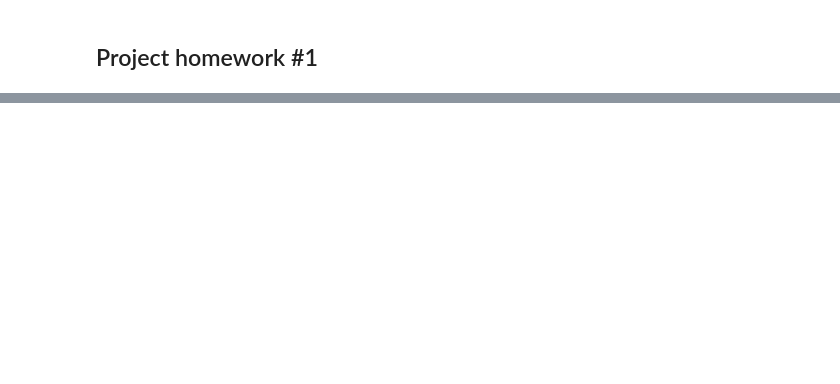
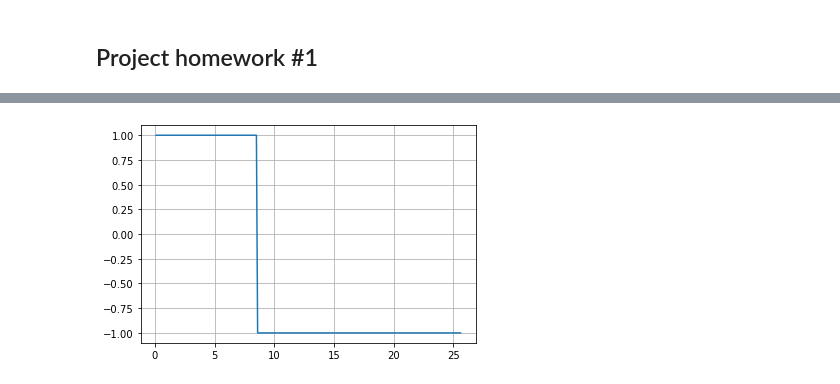
Before and after one commit to Joonsawon/UST_RandomData, a Jupyter notebook: Project homework.ipynb, the cells around one changed output, grey strips where cells are left out. Saved outputs shown, nothing was run; the diff lists cells and outputs as text; code cells hidden in the pictures; blank space fills up the shorter version.

```diff
--- a/Project homework.ipynb
+++ b/Project homework.ipynb
@@ -13,12 +8,15 @@ ModuleNotFoundError: No module named 'plotly.express'
 # %%
-N = 256
-dt = 0.1 #단위: s
+N = 256  # 샘플링 수
+dt = 0.1 # 샘플링 주기(간격)(단위: s)
+T = N*dt # 함수의 주기
+
+# 시간 배열 생성
 time = np.arange(1,N+1)*0.1
-T = N*dt
-a = np.ones(N)
-a[N//3:] = -np.ones(N-N//3)
+#한 주기의 시간 데이터를 배열에 담아 줍니다. 각각의 시간 값은 주기 함수 x의 값과 대응됩니다.
 
-fig = px.line(x = time, y =a, title ='사각파')
-#fig.update_xaxes(title ='Time / s').update_yaxes(title = 'Value')
-pyo.iplot(fig)
+# 함수 배열 생성
+x = np.ones(N) # 먼저 샘플링 수 만큼 1로만 가득 채운 뒤
+x[N//3+1:] = -np.ones(N-N//3) # 1/3주기 이후 부분을
+
+plt.plot(time, a, label=f'N={N}')
 # %% [output]
@@ -26,3 +23,4 @@ pyo.iplot(fig)
+[figure, added]
 # %%
 def a_n(T, n):
     return (2/T)*2*np.sin(np.pi*(2/3)*n)
```
Also changed, not shown: parts of 3 cells of this notebook, 3 other files.
